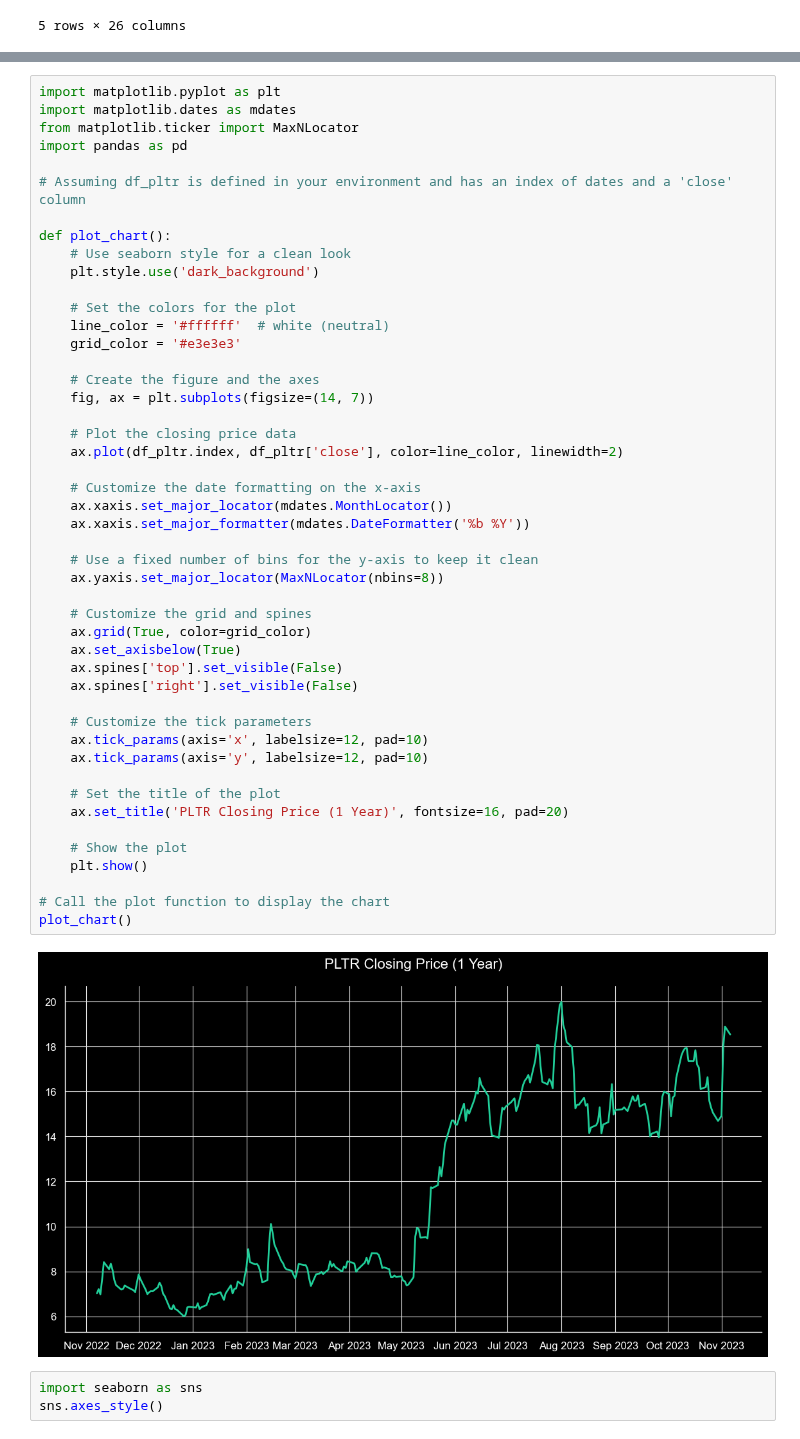
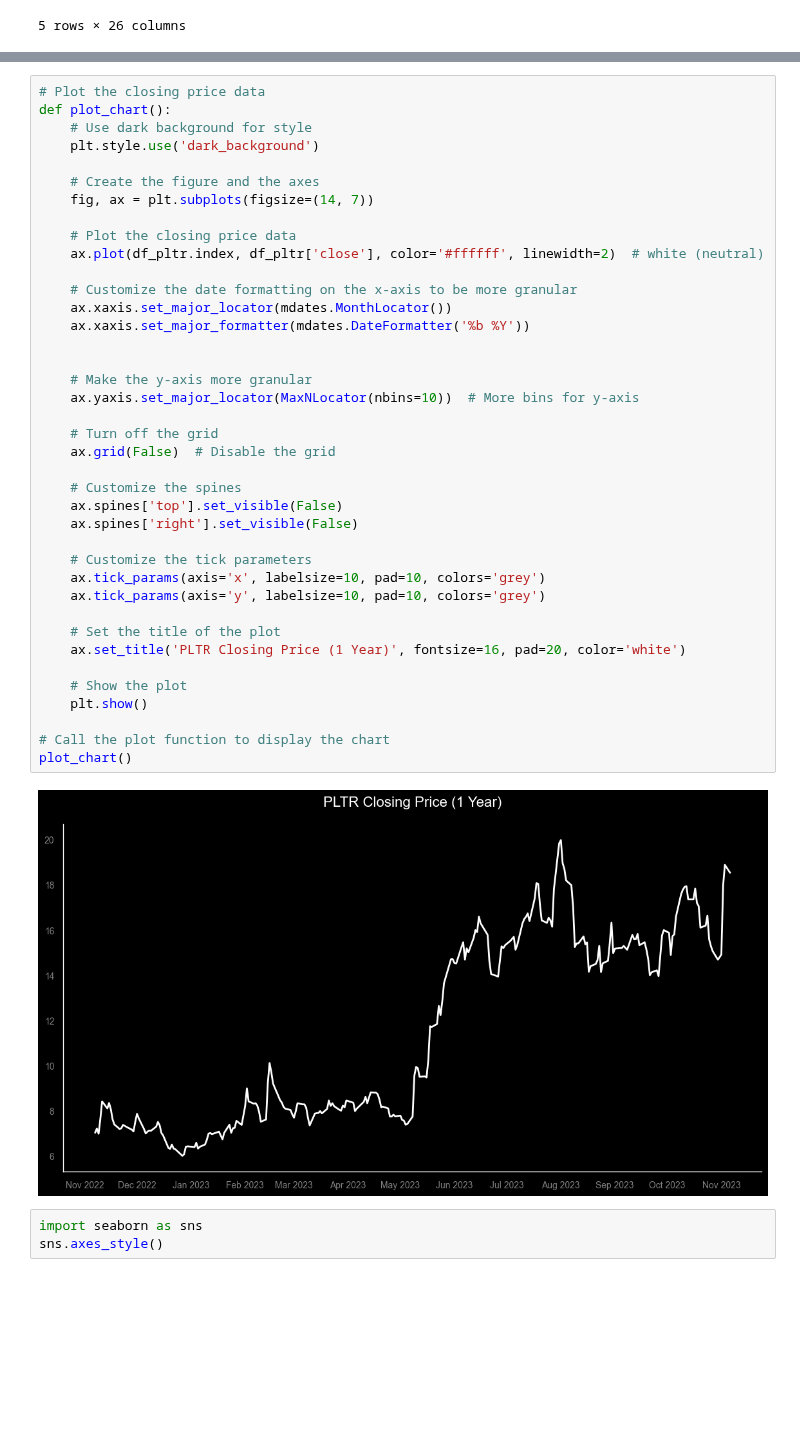
Before and after one commit to sudz4/quant-trading, a Jupyter notebook: ichimoku_cloud_screener.ipynb, the cells around one changed output, grey strips where cells are left out. Cells and saved outputs as stored; diff of their text form; blank space fills up the shorter version.

```diff
--- a/ichimoku_cloud_screener.ipynb
+++ b/ichimoku_cloud_screener.ipynb
@@ -82,52 +96,44 @@ print(plt.style.available)
 # %%
-import matplotlib.pyplot as plt
-import matplotlib.dates as mdates
-from matplotlib.ticker import MaxNLocator
-import pandas as pd
-
-# Assuming df_pltr is defined in your environment and has an index of dates and a 'close' column
-
+# Plot the closing price data
 def plot_chart():
-    # Use seaborn style for a clean look
+    # Use dark background for style
     plt.style.use('dark_background')
-
-    # Set the colors for the plot
-    line_color = '#ffffff'  # white (neutral)
-    grid_color = '#e3e3e3'
 
     # Create the figure and the axes
     fig, ax = plt.subplots(figsize=(14, 7))
 
     # Plot the closing price data
-    ax.plot(df_pltr.index, df_pltr['close'], color=line_color, linewidth=2)
+    ax.plot(df_pltr.index, df_pltr['close'], color='#ffffff', linewidth=2)  # white (neutral)
 
-    # Customize the date formatting on the x-axis
+    # Customize the date formatting on the x-axis to be more granular
     ax.xaxis.set_major_locator(mdates.MonthLocator())
     ax.xaxis.set_major_formatter(mdates.DateFormatter('%b %Y'))
 
-    # Use a fixed number of bins for the y-axis to keep it clean
-    ax.yaxis.set_major_locator(MaxNLocator(nbins=8))
 
-    # Customize the grid and spines
-    ax.grid(True, color=grid_color)
-    ax.set_axisbelow(True)
+    # Make the y-axis more granular
+    ax.yaxis.set_major_locator(MaxNLocator(nbins=10))  # More bins for y-axis
+
+    # Turn off the grid
+    ax.grid(False)  # Disable the grid
+
+    # Customize the spines
     ax.spines['top'].set_visible(False)
     ax.spines['right'].set_visible(False)
 
     # Customize the tick parameters
-    ax.tick_params(axis='x', labelsize=12, pad=10)
-    ax.tick_params(axis='y', labelsize=12, pad=10)
+    ax.tick_params(axis='x', labelsize=10, pad=10, colors='grey')
+    ax.tick_params(axis='y', labelsize=10, pad=10, colors='grey')
 
     # Set the title of the plot
-    ax.set_title('PLTR Closing Price (1 Year)', fontsize=16, pad=20)
+    ax.set_title('PLTR Closing Price (1 Year)', fontsize=16, pad=20, color='white')
 
     # Show the plot
     plt.show()
 
 # Call the plot function to display the chart
 plot_chart()
 # %% [output]
-[figure, old version]
+[figure, new version]
 # %%
 import seaborn as sns
 sns.axes_style()
```
Also changed, not shown: parts of 4 cells of this notebook.
